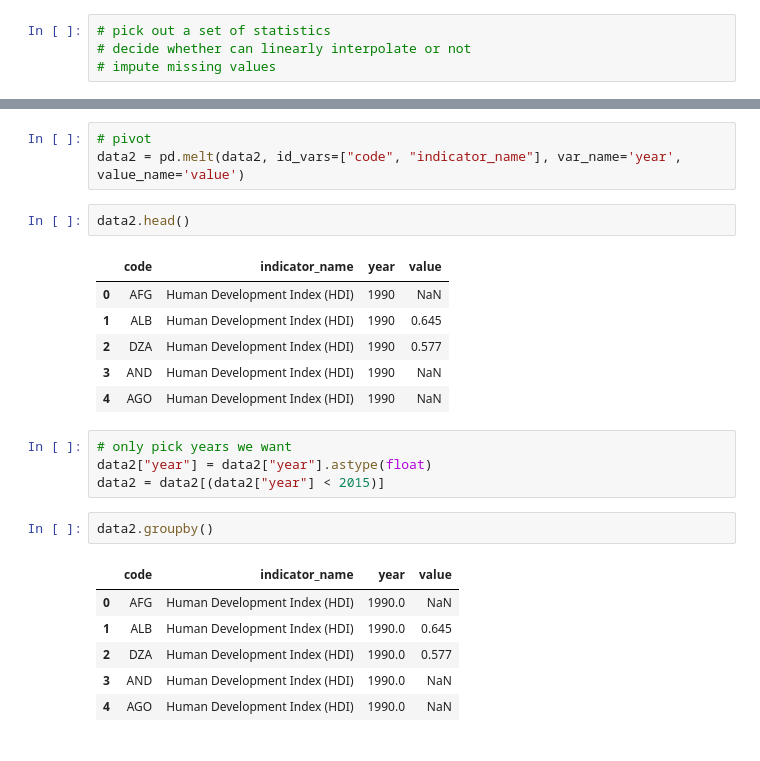
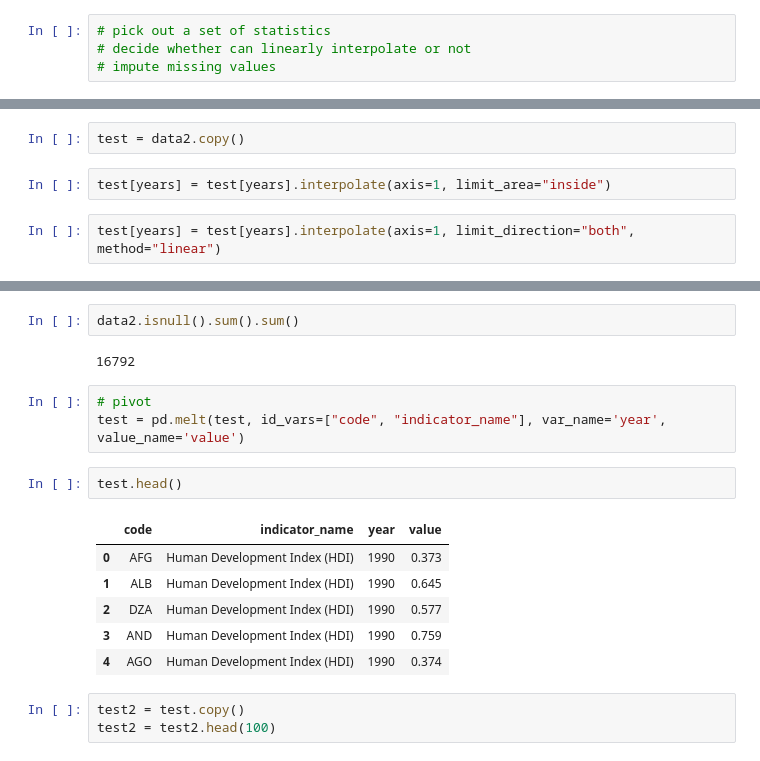
Before and after one commit to Hannemit/data_science_projects, a Jupyter notebook: notebooks/5_more_data_exploration.ipynb, the cells around one changed output, grey strips where cells are left out. Cells and saved outputs as stored; diff of their text form.

Commit message:
Continue working on index data

```diff
--- a/notebooks/5_more_data_exploration.ipynb
+++ b/notebooks/5_more_data_exploration.ipynb
@@ -312,0 +266,6 @@ Index(['indicator_name',           'code',             1990,             1991,
+# %%
+test = data2.copy()
+# %%
+test[years] = test[years].interpolate(axis=1, limit_area="inside")
+# %%
+test[years] = test[years].interpolate(axis=1, limit_direction="both", method="linear")
@@ -313,25 +304,19 @@ Index(['indicator_name',           'code',             1990,             1991,
+# %%
+data2.isnull().sum().sum()
+# %% [output]
+16792
 # %%
 # pivot
-data2 = pd.melt(data2, id_vars=["code", "indicator_name"], var_name='year', value_name='value')
+test = pd.melt(test, id_vars=["code", "indicator_name"], var_name='year', value_name='value')
 # %%
-data2.head()
+test.head()
 # %% [output]
 |  | code | indicator_name | year | value |
-| 0 | AFG | Human Development Index (HDI) | 1990 | NaN |
+| 0 | AFG | Human Development Index (HDI) | 1990 | 0.373 |
 | 1 | ALB | Human Development Index (HDI) | 1990 | 0.645 |
 | 2 | DZA | Human Development Index (HDI) | 1990 | 0.577 |
-| 3 | AND | Human Development Index (HDI) | 1990 | NaN |
-| 4 | AGO | Human Development Index (HDI) | 1990 | NaN |
+| 3 | AND | Human Development Index (HDI) | 1990 | 0.759 |
+| 4 | AGO | Human Development Index (HDI) | 1990 | 0.374 |
-# %%
-# only pick years we want
-data2["year"] = data2["year"].astype(float)
-data2 = data2[(data2["year"] < 2015)]
-# %%
-data2.groupby()
-# %% [output]
-|  | code | indicator_name | year | value |
-| 0 | AFG | Human Development Index (HDI) | 1990.0 | NaN |
-| 1 | ALB | Human Development Index (HDI) | 1990.0 | 0.645 |
-| 2 | DZA | Human Development Index (HDI) | 1990.0 | 0.577 |
-| 3 | AND | Human Development Index (HDI) | 1990.0 | NaN |
-| 4 | AGO | Human Development Index (HDI) | 1990.0 | NaN |
+# %%
+test2 = test.copy()
+test2 = test2.head(100)
```
Also changed, not shown: parts of 19 cells of this notebook.
